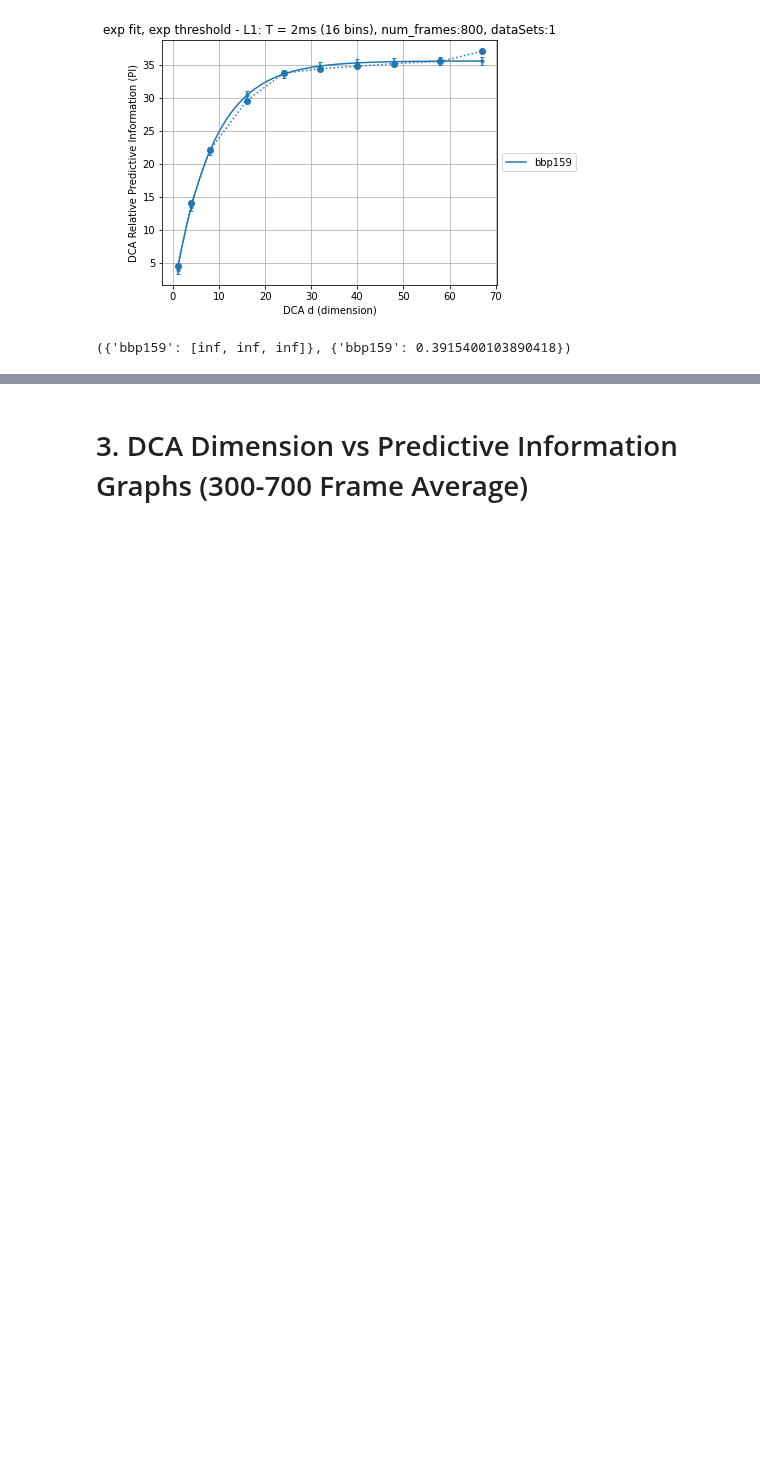
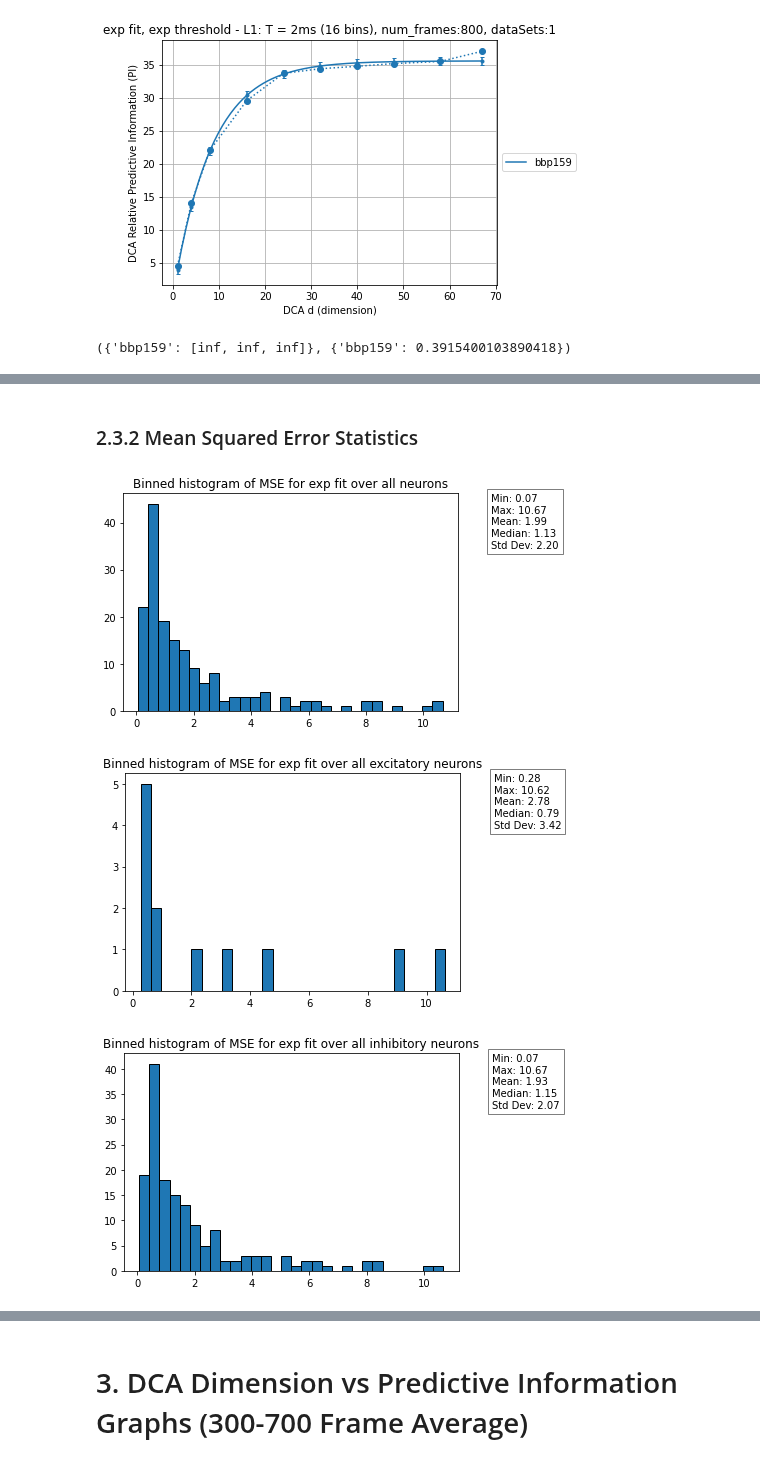
Before and after one commit to sushanthkumar2004/single-neuron-complexity, a Jupyter notebook: DCA_Graphs_and_Analysis.ipynb, the cells around one changed output, grey strips where cells are left out. Drawn from its saved outputs; the diff is of its cells as text; code cells hidden in the pictures; blank space fills up the shorter version.

```diff
--- a/DCA_Graphs_and_Analysis.ipynb
+++ b/DCA_Graphs_and_Analysis.ipynb
@@ -738 +773,14 @@ print(curve_fit_parameterized_plot_DCA_vs_PI(['bbp159'], 'L1', fit='exp', normal
+# %% [markdown]
+### 2.3.2 Mean Squared Error Statistics
+# %%
+# MSE stats over all neurons
+curve_fit_MSE_histogram(list(CELL_TO_NEURONAL_TYPE.keys()), error='MSE')
+# MSE stats over all excitatory neurons
+curve_fit_MSE_histogram(SORTED_CELL_TYPES['excitatory'], error='MSE', neuron_type='excitatory')
+# MSE stats over all inhibitory neurons
+curve_fit_MSE_histogram(SORTED_CELL_TYPES['inhibitory'], error='MSE', neuron_type='inhibitory')
+# %% [output]
+[figure, added]
+[figure, added]
+[figure, added]
 # %% [markdown]
```
Also changed, not shown: parts of 12 cells of this notebook, 9 other files.
